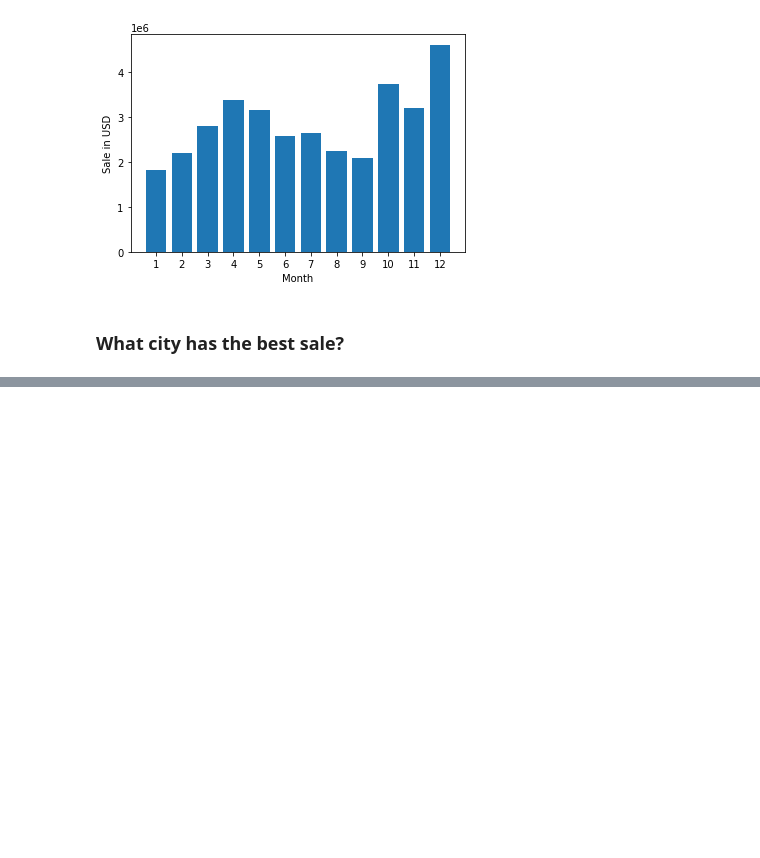
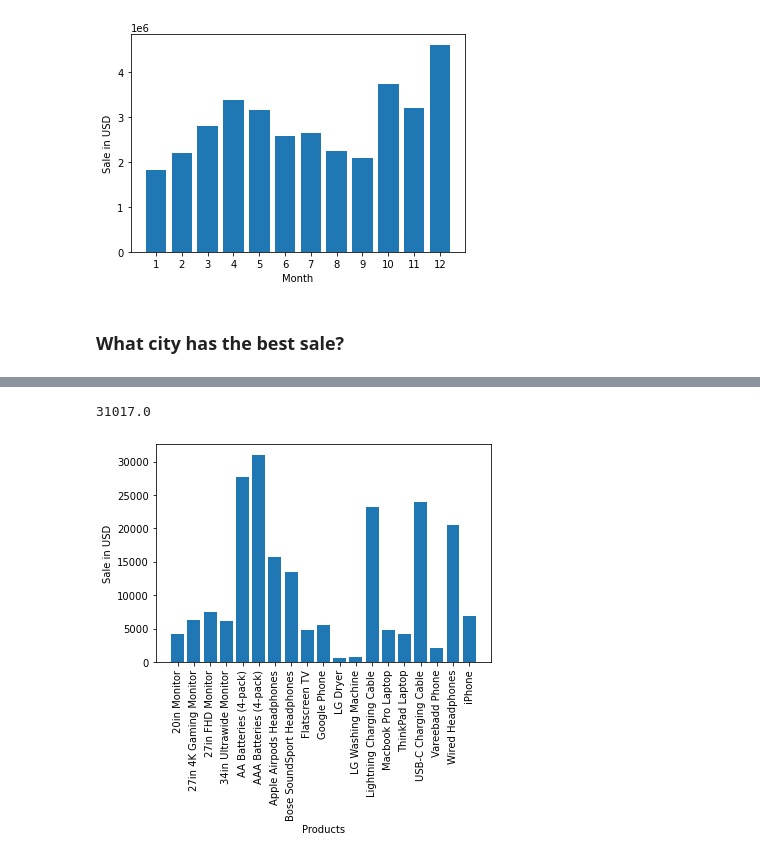
Before and after one commit to NguyenThiTHuHuyen304/crawl-data-analyst, a Jupyter notebook: salesReporting/SalesReporting.ipynb, the cells around one changed output, grey strips where cells are left out. Saved outputs shown, nothing was run; the diff lists cells and outputs as text; code cells hidden in the pictures; blank space fills up the shorter version.

```diff
--- a/salesReporting/SalesReporting.ipynb
+++ b/salesReporting/SalesReporting.ipynb
@@ -173,0 +220,3 @@ print(sample_address.split(',')[1])
+# %%
+all_products = df.groupby('Product').sum()['Quantity Ordered']
+all_products
@@ -173,0 +241,14 @@ print(sample_address.split(',')[1])
+# %%
+print(all_products.max())
+# %% [output]
+31017.0
+# %%
+
+Products = [product for product, sale in all_products.items()]
+plt.bar(x = Products, height=all_products)
+plt.xticks(Products, rotation = 90)
+plt.xlabel('Products')
+plt.ylabel('Sale in USD')
+plt.show()
+# %% [output]
+[figure, added]
```
Also changed, not shown: parts of 24 cells of this notebook.
